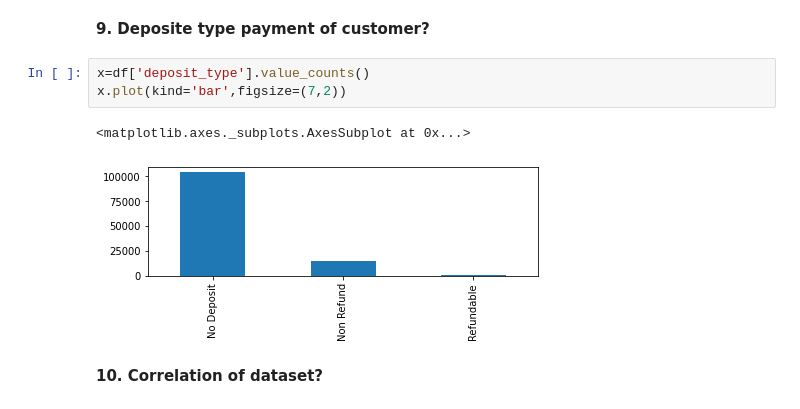
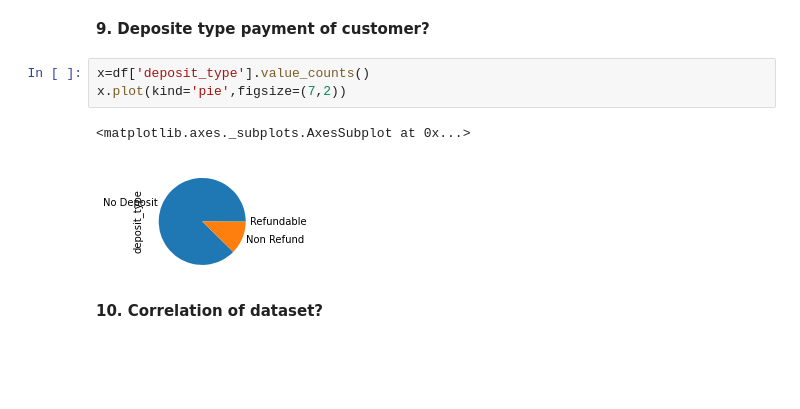
Before and after one commit to MAHEND-VERMA/Exploratory-Data-Analysis-, a Jupyter notebook: MAHEND_VERMA_Hotel_booking.ipynb, the cells around one changed output. Drawn from its saved outputs; the diff is of its cells as text; blank space fills up the shorter version.

```diff
--- a/MAHEND_VERMA_Hotel_booking.ipynb
+++ b/MAHEND_VERMA_Hotel_booking.ipynb
@@ -206,10 +218,10 @@ x.plot(kind='bar',title='repeated customers',color=['green','red'])
 **9. Deposite type payment of customer?**
 # %%
 x=df['deposit_type'].value_counts()
-x.plot(kind='bar',figsize=(7,2))
+x.plot(kind='pie',figsize=(7,2))
 # %% [output]
 <matplotlib.axes._subplots.AxesSubplot at 0x...>
-[figure, old version]
+[figure, new version]
 # %% [markdown]
 **10. Correlation of dataset?**
 # %%
```
Also changed, not shown: parts of 3 cells of this notebook.
